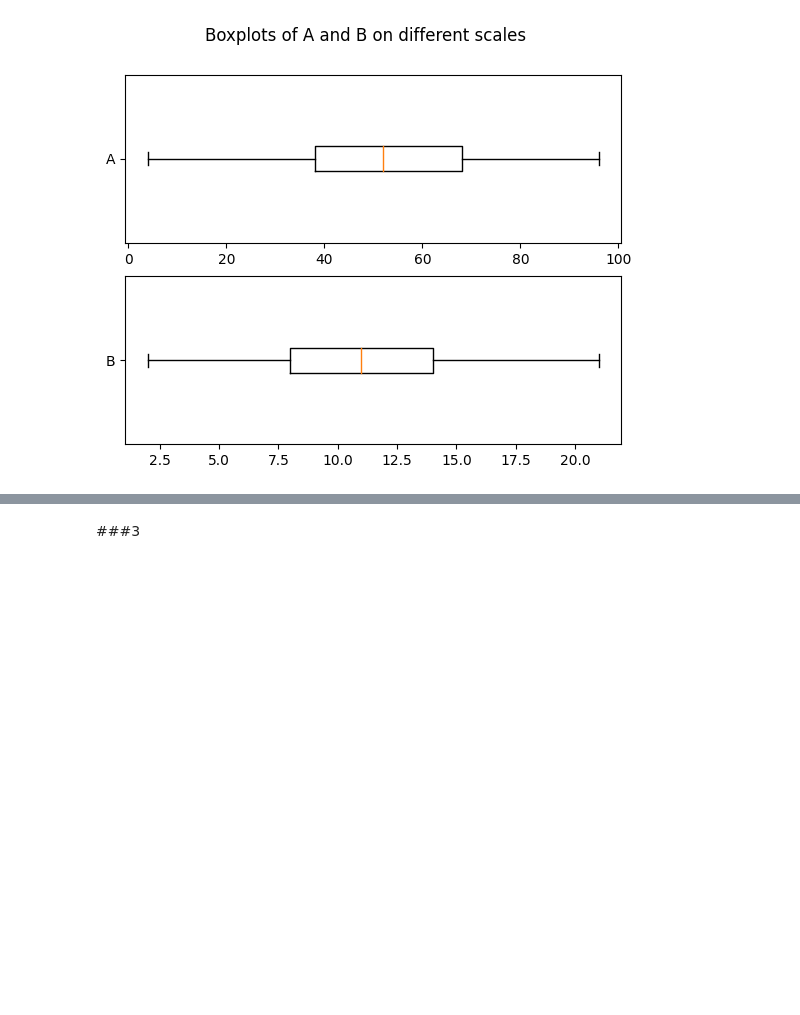
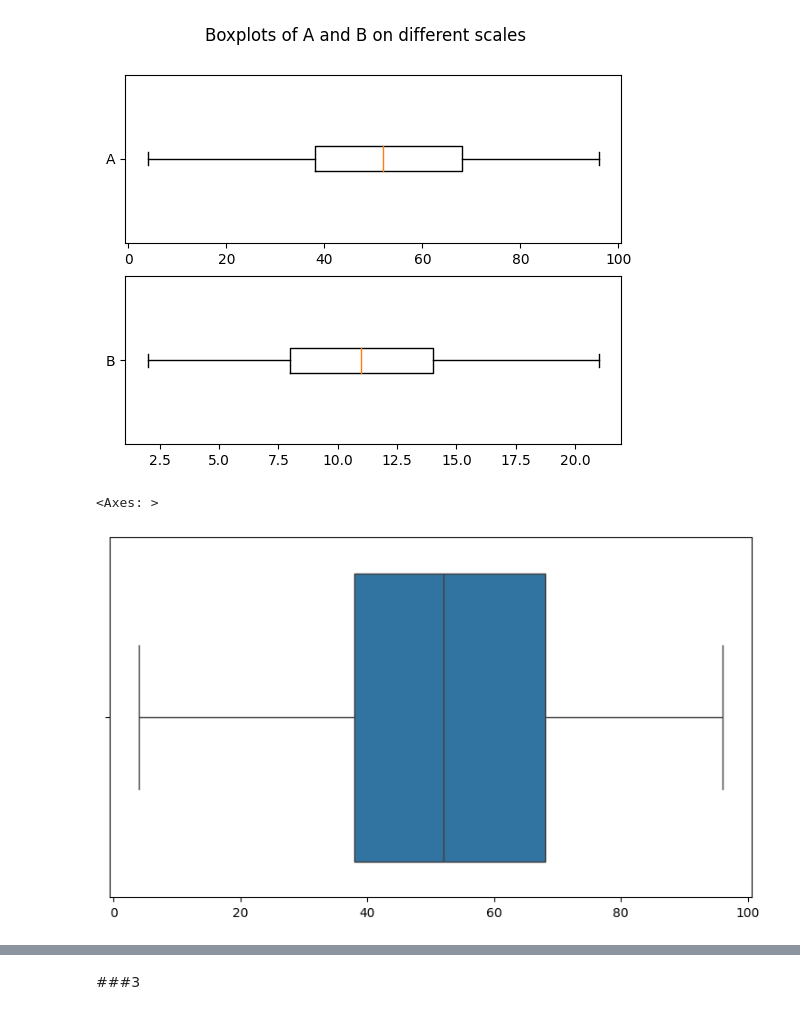
Before and after one commit to garfield-gray/DataMining, a Jupyter notebook: Data_Exploration_&_Visualization.ipynb, the cells around one changed output, grey strips where cells are left out. Drawn from its saved outputs; the diff is of its cells as text; code cells hidden in the pictures; blank space fills up the shorter version.

```diff
--- a/Data_Exploration_&_Visualization.ipynb
+++ b/Data_Exploration_&_Visualization.ipynb
@@ -71,3 +71,8 @@ axs[1].boxplot(B, vert=False, labels="B")
 plt.show()
 # %% [output]
 [figure]
+# %%
+sns.boxplot(x=A)
+# %% [output]
+<Axes: >
+[figure, added]
```
Also changed, not shown: parts of 10 cells of this notebook.
